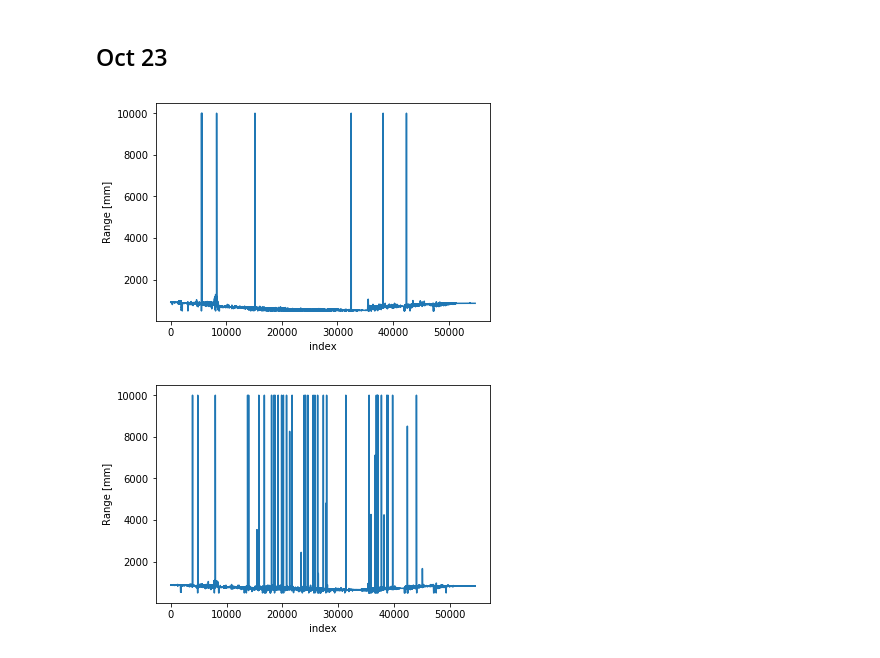
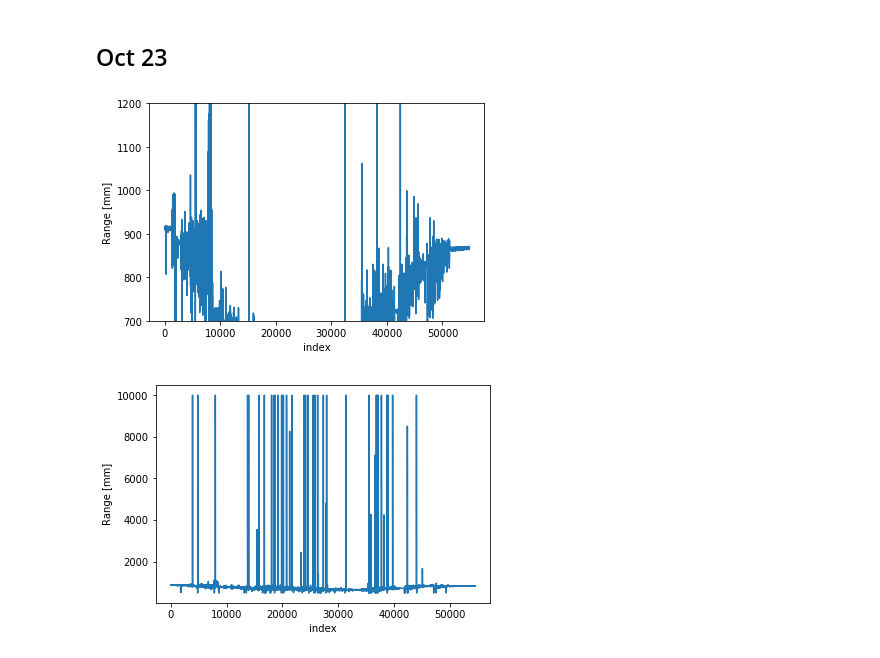
Before and after one commit to tbguest/AdvocateBeach2018, a Jupyter notebook: notebooks/1.0-tbg-initial-range-data-exploration.ipynb, the cells around one changed output. Cells and saved outputs as stored; diff of their text form; code cells hidden in the pictures.

```diff
--- a/notebooks/1.0-tbg-initial-range-data-exploration.ipynb
+++ b/notebooks/1.0-tbg-initial-range-data-exploration.ipynb
@@ -308,13 +311,13 @@ with open(dn+fn4, 'rb') as f:
 # %%
 plt.figure
 plt.plot(range1)
 plt.xlabel('index')
 plt.ylabel('Range [mm]')
-# plt.ylim([700, 1200])
+plt.ylim([700, 1200])
 # plt.xlim([5000, 5500])
 plt.show()
 # %% [output]
-[figure, old version]
+[figure, new version]
 # %%
 plt.figure
 plt.plot(range3)
```
Also changed, not shown: parts of 6 cells of this notebook, 37 other files.
